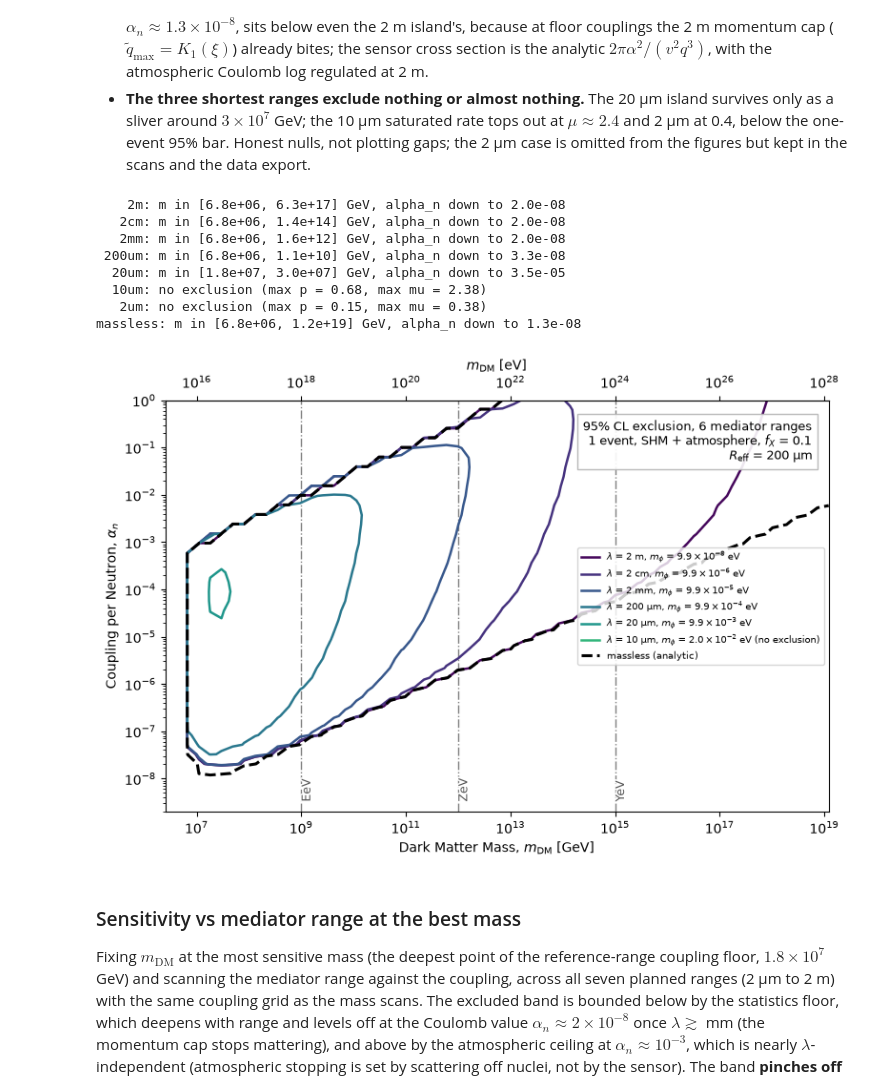
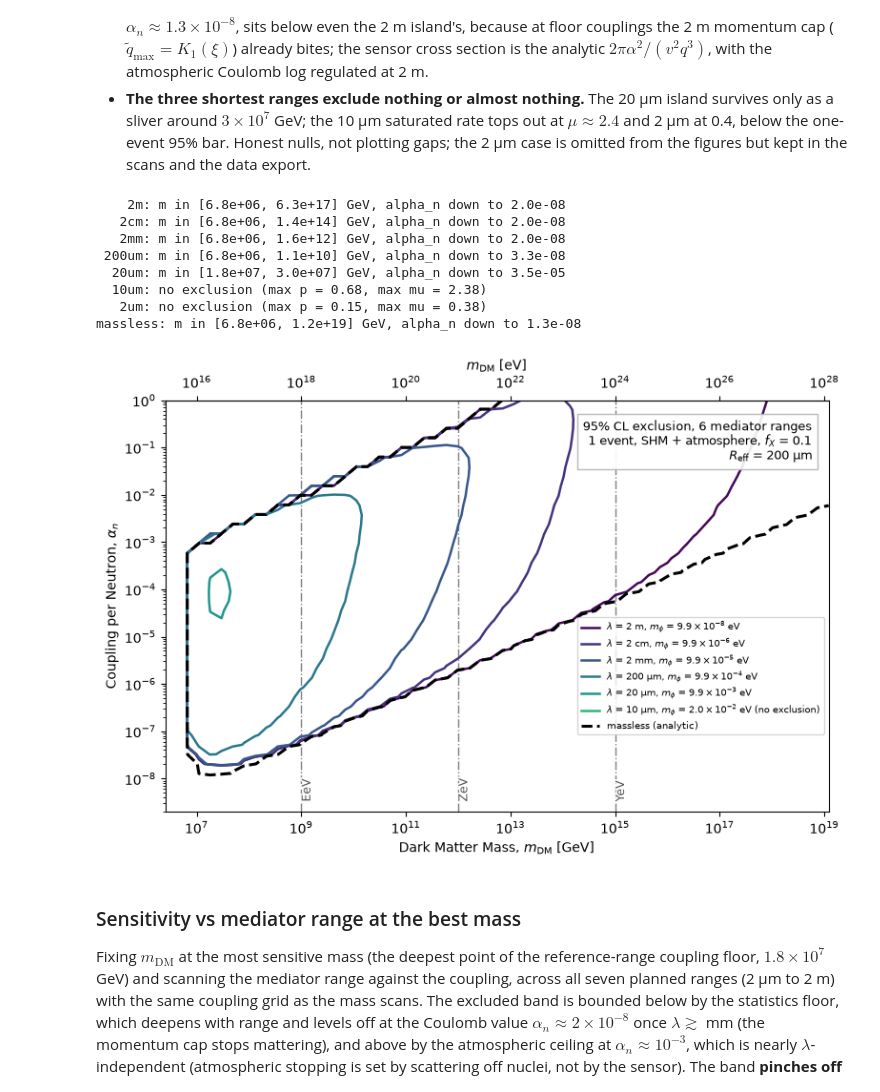
Before and after one commit to PolonaiseExperiment/luhdm, a Jupyter notebook: notebooks/01_limit_contour.ipynb, the cells around one changed output. Cells and saved outputs as stored; diff of their text form; code cells hidden in the pictures.

Commit message:
Numbered notebooks; png/svg/pdf figure folders; computation_cache; data.txt event input (eV); optional rng in sample_shm; CITATION.cff

```diff
--- a/notebooks/limit_contour.ipynb
+++ b/notebooks/01_limit_contour.ipynb
@@ -98,7 +98,17 @@ def mark_mass_milestones(ax, m_lo, m_hi):
                                   _pe.Normal()])
 
 
-np.random.seed(20260702)         # luhdm samplers use legacy np.random
+import os as _os
+for _d in ("png", "svg", "pdf"):
+    _os.makedirs(_d, exist_ok=True)
+
+def save_figure(fig, name, **kw):
+    # every figure lands in png/, svg/, and pdf/ with a notebook-number prefix
+    for ext in ("png", "svg", "pdf"):
+        fig.savefig(f"{ext}/{name}.{ext}", dpi=140, **kw)
+
+
+RNG_SHM = np.random.default_rng(20260702)  # passed to the luhdm samplers         # luhdm samplers use legacy np.random
 print(f"N_n = {config.N_NEUTRONS:.2e}   q_th = {Q_THRESH:.0f} GeV   "
       f"R_eff = {R_eff * 1e6:.0f} um   f_X = {config.F_X}")
 # %% [output]
@@ -116,0 +123,14 @@ observed kicks [GeV]: [12625.]
+# %%
+DATA = Path("data.txt")
+if not DATA.exists():
+    rng = np.random.default_rng(20260702)
+    toy_ev = 1e9 * 10 ** rng.uniform(np.log10(Q_THRESH),
+                                     np.log10(3 * Q_THRESH), size=1)
+    np.savetxt(DATA, toy_ev, fmt="%.18e", header=(
+        "Observed impulse candidates for the POLONAISE UHDM search.\n"
+        "One impulse per line, in eV (momentum transfer q reconstructed\n"
+        "from the sensor ringdown); 1 GeV = 1e9 eV.\n"
+        "This file is the analysis input: edit it and rerun the notebooks."))
+    print(f"wrote toy candidate to {DATA}")
+EVENTS = np.atleast_1d(np.loadtxt(DATA)) / 1e9   # eV -> GeV
+print(f"observed kicks [GeV]: {np.round(EVENTS, 1)}")
@@ -134,7 +157,7 @@ class _LazyXsec(dict):
 
 XSEC = {tag: _LazyXsec(lamb) for tag, lamb, _ in LAMBDAS}
 XS_MASSLESS = rate.make_xsec(None)   # analytic; free to build
-v_i_samples = atmosphere.sample_shm(int(1e5))  # for inline fallbacks
+v_i_samples = atmosphere.sample_shm(int(1e5), rng=RNG_SHM)  # for inline fallbacks
 # %% [markdown]
 ## The scans
 
@@ -147,7 +170,7 @@ transit counts.
 SCANS = {}
 ALL_TAGS = LAMBDAS + [("massless", None, "k")]
 for tag, lamb, color in ALL_TAGS:
-    f = Path(f"scan7_{tag}.npz")
+    f = Path(f"computation_cache/scan7_{tag}.npz")
     if not f.exists():
         print(f"{f} missing; skipping {tag}")
         continue
@@ -305,36 +328,36 @@ n_shown = len([t for t, _, _ in LAMBDAS if t not in HIDE])
 ax.text(0.975, 0.955,
         f"{CONFIDENCE:.0%} CL exclusion, {n_shown} mediator ranges\n"
         f"{EVENTS.size} event, SHM + atmosphere, $f_X$ = 0.1\n"
         rf"$R_{{\rm eff}}$ = 200 µm",
         transform=ax.transAxes, ha="right", va="top", fontsize=9,
         bbox=dict(fc="white", ec="0.7", alpha=0.9))
-ax.legend(loc="center right", fontsize=7)
+ax.legend(loc="center right", bbox_to_anchor=(1.0, 0.33), fontsize=7)
 fig.tight_layout()
-fig.savefig("limit_contour_all.png", dpi=140)
+save_figure(fig, "01_all_mediator_ranges")
 
 for tag, lamb, color in ALL_TAGS:
     if tag not in SCANS:
         continue
     s = SCANS[tag]
     excl = s["extremeness"] >= CONFIDENCE
     if excl.any():
         m_ex = np.broadcast_to(s["ms"], excl.shape)[excl]
         a_ex = np.broadcast_to(s["alphas_n"][:, None], excl.shape)[excl]
         print(f"{tag:>6}: m in [{m_ex.min():.1e}, {m_ex.max():.1e}] GeV, "
               f"alpha_n down to {a_ex.min():.1e}")
     else:
         print(f"{tag:>6}: no exclusion (max p = {s['extremeness'].max():.2f}, "
               f"max mu = {s['counts'].max():.2f})")
 # %% [output]
     2m: m in [6.8e+06, 6.3e+17] GeV, alpha_n down to 2.0e-08
    2cm: m in [6.8e+06, 1.4e+14] GeV, alpha_n down to 2.0e-08
    2mm: m in [6.8e+06, 1.6e+12] GeV, alpha_n down to 2.0e-08
  200um: m in [6.8e+06, 1.1e+10] GeV, alpha_n down to 3.3e-08
   20um: m in [1.8e+07, 3.0e+07] GeV, alpha_n down to 3.5e-05
   10um: no exclusion (max p = 0.68, max mu = 2.38)
    2um: no exclusion (max p = 0.15, max mu = 0.38)
 massless: m in [6.8e+06, 1.2e+19] GeV, alpha_n down to 1.3e-08
-[figure, old version]
+[figure, new version]
 # %% [markdown]
 ### Sensitivity vs mediator range at the best mass
 
```
Also changed, not shown: parts of 9 cells of this notebook, 37 other files.
